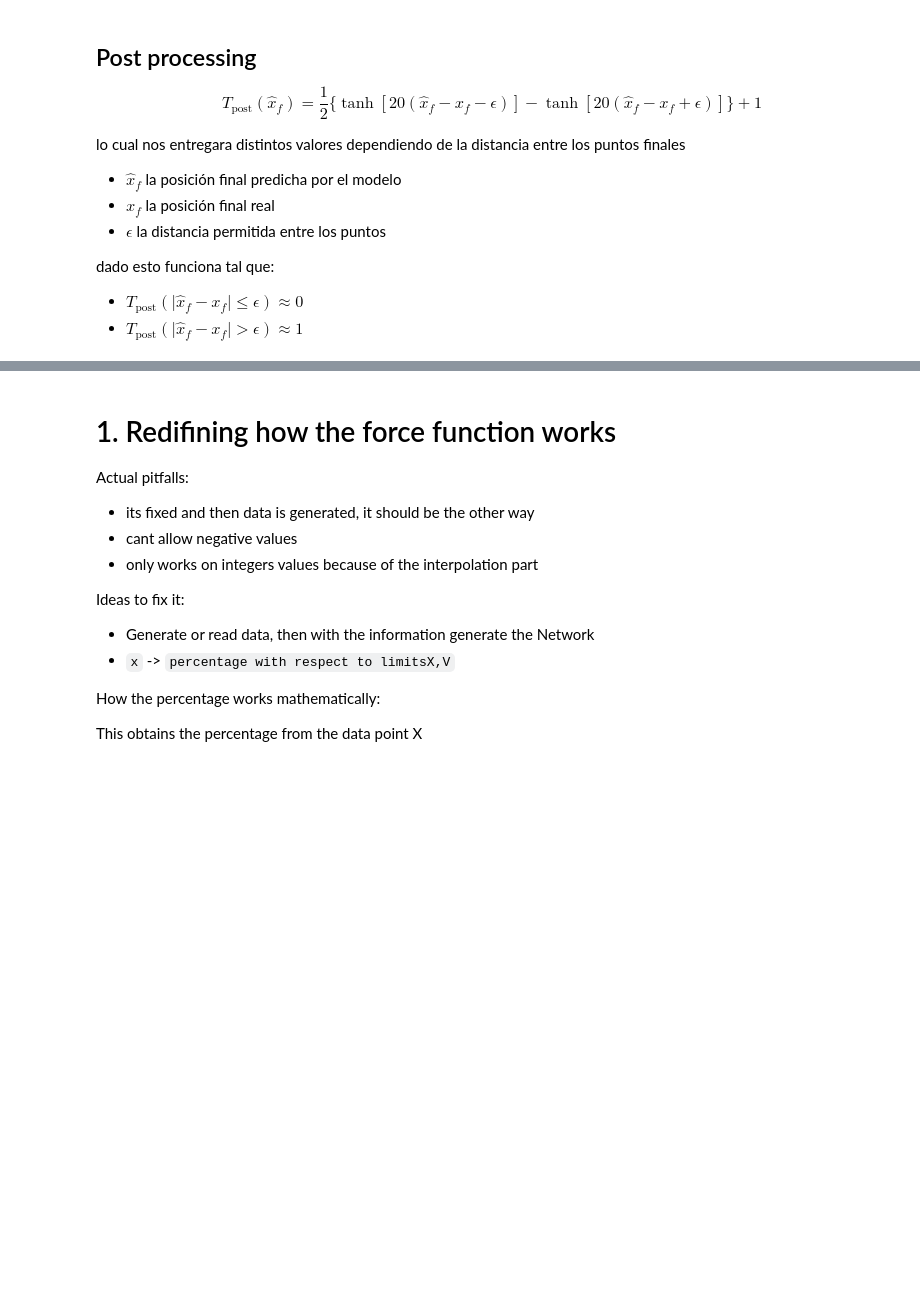
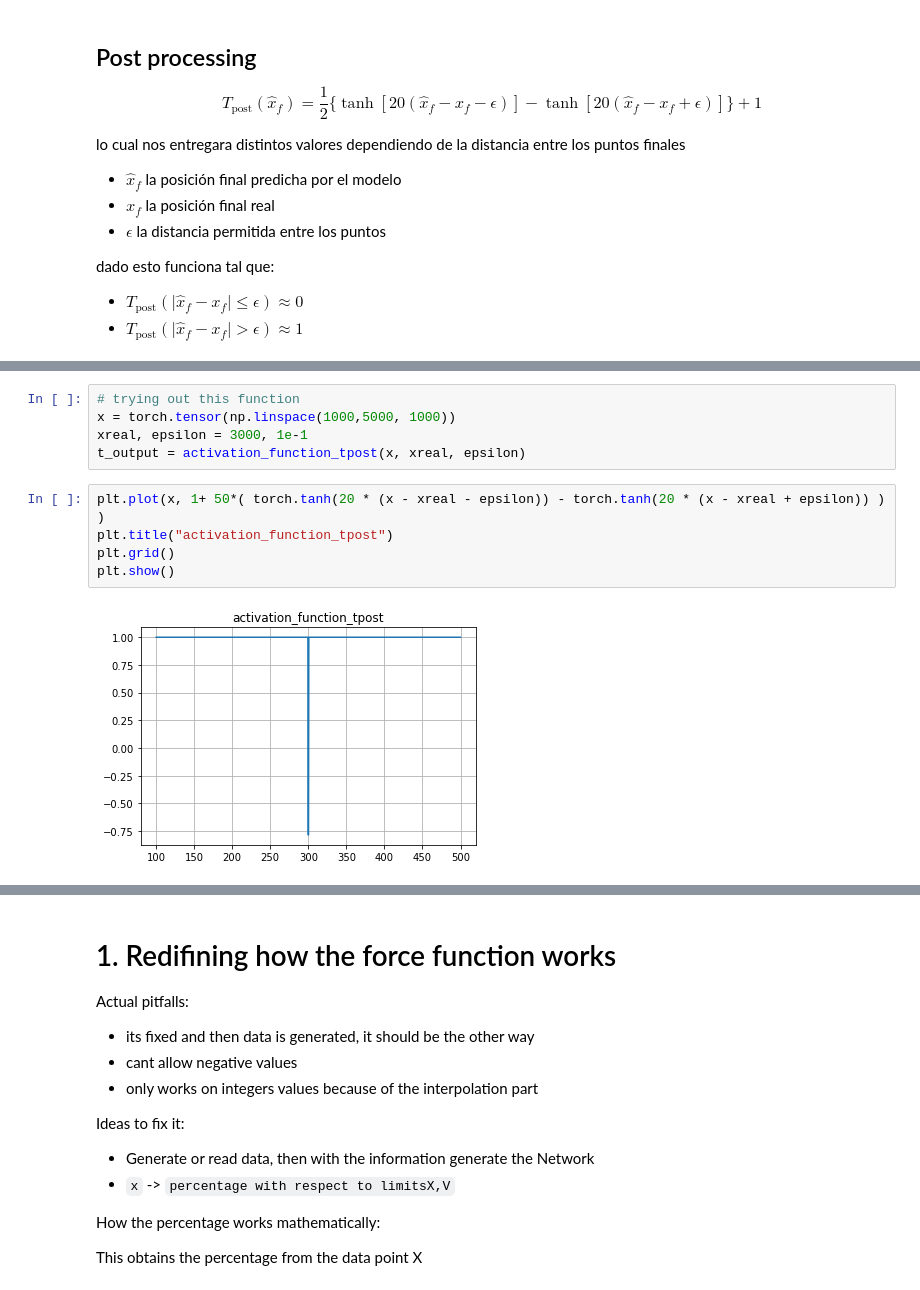
Before and after one commit to fbientrigo/machine-learning-physics, a Jupyter notebook: impl_2_mechanicsX/4_diffNetv2_post_process.ipynb, the cells around one changed output, grey strips where cells are left out. Drawn from its saved outputs; the diff is of its cells as text; blank space fills up the shorter version.

```diff
--- a/impl_2_mechanicsX/4_diffNetv2_post_process.ipynb
+++ b/impl_2_mechanicsX/4_diffNetv2_post_process.ipynb
@@ -14,0 +25,12 @@ dado esto funciona tal que:
+# %%
+# trying out this function
+x = torch.tensor(np.linspace(1000,5000, 1000))
+xreal, epsilon = 3000, 1e-1
+t_output = activation_function_tpost(x, xreal, epsilon)
+# %%
+plt.plot(x, 1+ 50*( torch.tanh(20 * (x - xreal - epsilon)) - torch.tanh(20 * (x - xreal + epsilon)) ) )
+plt.title("activation_function_tpost")
+plt.grid()
+plt.show()
+# %% [output]
+[figure, added]
```
Also changed, not shown: parts of 7 cells of this notebook, 3 other files.
